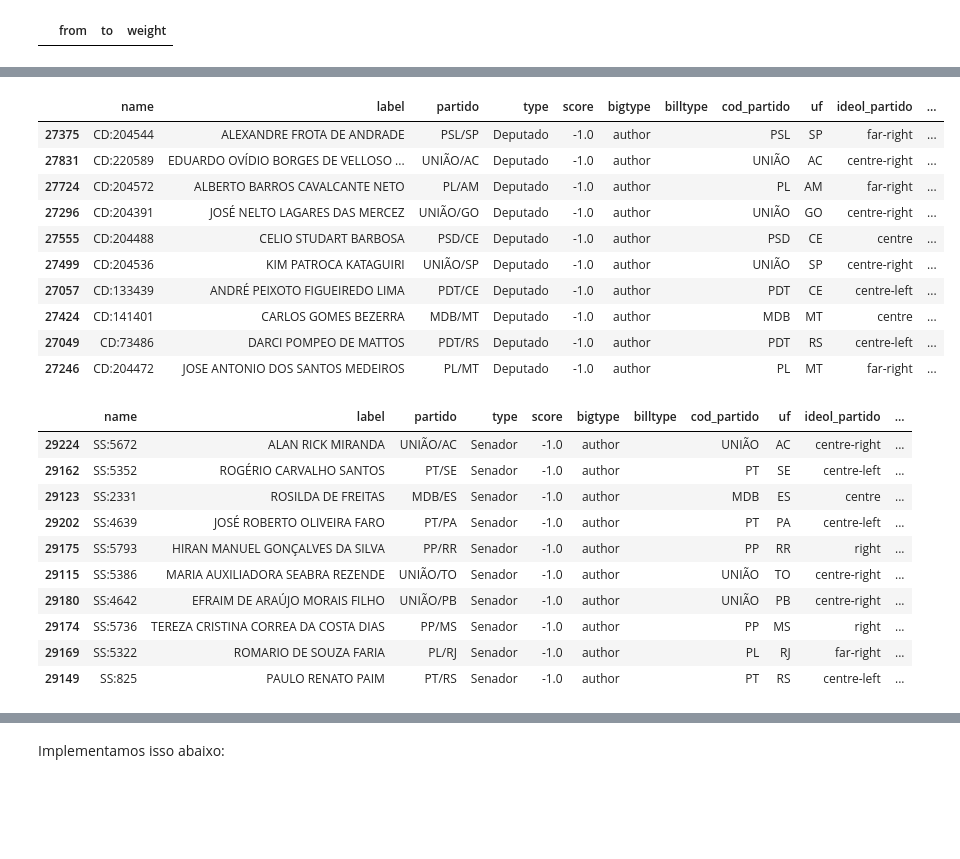
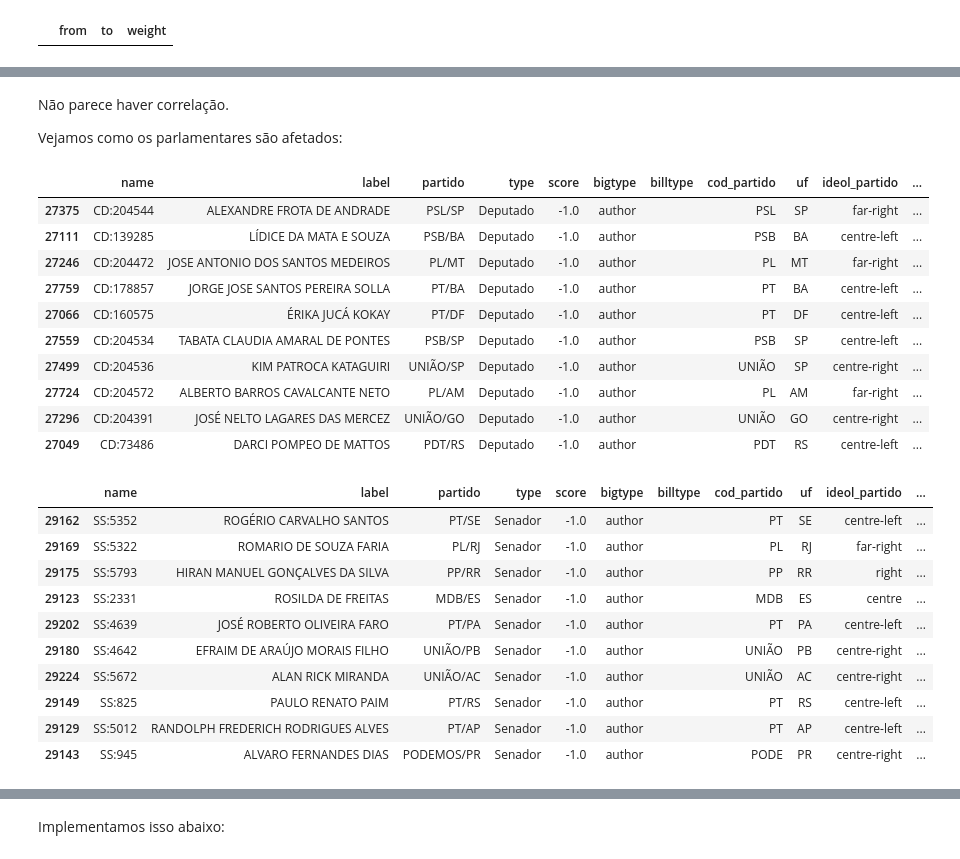
Before and after one commit to busdriverbuddha/tramita, a Jupyter notebook: gold/03_centralidade_comunidades.ipynb, the cells around one changed output, grey strips where cells are left out. Cells and saved outputs as stored; diff of their text form; code cells hidden in the pictures; blank space fills up the shorter version.

```diff
--- a/gold/03_centralidade_comunidades.ipynb
+++ b/gold/03_centralidade_comunidades.ipynb
@@ -863,8 +1185,5 @@ betwn_scores = main_g.betweenness(normalized=True, directed=False, weights=None)
+# %%
+with open(MAIN_G_BTWN_JSON, "r", encoding="utf8") as f:
+    betwn_scores = json.load(f)
 # %%
-main_g.vs['betwn_unweighted'] = betwn_scores
+main_g.vs['betwn'] = betwn_scores
-# %%
-def add_column_from_graph(g: ig.Graph, df: pd.DataFrame, attr_name: str) -> pd.DataFrame:
-    return df.join(
-        pd.DataFrame([{'name': v['name'], attr_name: v[attr_name]} for v in g.vs]).set_index('name', drop=True),
-        on="name"
-    )
@@ -871,5 +1192,5 @@ def add_column_from_graph(g: ig.Graph, df: pd.DataFrame, attr_name: str) -> pd.D
 # %%
-node_betwn_df = add_column_from_graph(main_g, node_df, "betwn_unweighted")
+node_betwn_df = add_column_from_graph(main_g, node_df, "betwn")
 node_betwn_df
 # %% [output]
 |  | name | label | partido | type | score | bigtype | billtype | cod_partido | uf | ideol_partido | ... |
@@ -916,28 +1325,32 @@ node_betwn_df[node_betwn_df['type'].eq('Processo')].sort_values('betwn_unweighte
+# %% [markdown]
+Não parece haver correlação.
+
+Vejamos como os parlamentares são afetados:
 # %%
-node_betwn_df[node_betwn_df['type'].eq('Deputado')].sort_values('betwn_unweighted', ascending=False)[:10]
+node_betwn_df[node_betwn_df['type'].eq('Deputado')].sort_values('betwn', ascending=False)[:10]
 # %% [output]
 |  | name | label | partido | type | score | bigtype | billtype | cod_partido | uf | ideol_partido | ... |
 | 27375 | CD:204544 | ALEXANDRE FROTA DE ANDRADE | PSL/SP | Deputado | -1.0 | author |  | PSL | SP | far-right | ... |
-| 27831 | CD:220589 | EDUARDO OVÍDIO BORGES DE VELLOSO ... | UNIÃO/AC | Deputado | -1.0 | author |  | UNIÃO | AC | centre-right | ... |
+| 27111 | CD:139285 | LÍDICE DA MATA E SOUZA | PSB/BA | Deputado | -1.0 | author |  | PSB | BA | centre-left | ... |
+| 27246 | CD:204472 | JOSE ANTONIO DOS SANTOS MEDEIROS | PL/MT | Deputado | -1.0 | author |  | PL | MT | far-right | ... |
+| 27759 | CD:178857 | JORGE JOSE SANTOS PEREIRA SOLLA | PT/BA | Deputado | -1.0 | author |  | PT | BA | centre-left | ... |
+| 27066 | CD:160575 | ÉRIKA JUCÁ KOKAY | PT/DF | Deputado | -1.0 | author |  | PT | DF | centre-left | ... |
+| 27559 | CD:204534 | TABATA CLAUDIA AMARAL DE PONTES | PSB/SP | Deputado | -1.0 | author |  | PSB | SP | centre-left | ... |
+| 27499 | CD:204536 | KIM PATROCA KATAGUIRI | UNIÃO/SP | Deputado | -1.0 | author |  | UNIÃO | SP | centre-right | ... |
 | 27724 | CD:204572 | ALBERTO BARROS CAVALCANTE NETO | PL/AM | Deputado | -1.0 | author |  | PL | AM | far-right | ... |
 | 27296 | CD:204391 | JOSÉ NELTO LAGARES DAS MERCEZ | UNIÃO/GO | Deputado | -1.0 | author |  | UNIÃO | GO | centre-right | ... |
-| 27555 | CD:204488 | CELIO STUDART BARBOSA | PSD/CE | Deputado | -1.0 | author |  | PSD | CE | centre | ... |
-| 27499 | CD:204536 | KIM PATROCA KATAGUIRI | UNIÃO/SP | Deputado | -1.0 | author |  | UNIÃO | SP | centre-right | ... |
-| 27057 | CD:133439 | ANDRÉ PEIXOTO FIGUEIREDO LIMA | PDT/CE | Deputado | -1.0 | author |  | PDT | CE | centre-left | ... |
-| 27424 | CD:141401 | CARLOS GOMES BEZERRA | MDB/MT | Deputado | -1.0 | author |  | MDB | MT | centre | ... |
 | 27049 | CD:73486 | DARCI POMPEO DE MATTOS | PDT/RS | Deputado | -1.0 | author |  | PDT | RS | centre-left | ... |
-| 27246 | CD:204472 | JOSE ANTONIO DOS SANTOS MEDEIROS | PL/MT | Deputado | -1.0 | author |  | PL | MT | far-right | ... |
 # %%
-node_betwn_df[node_betwn_df['type'].eq('Senador')].sort_values('betwn_unweighted', ascending=False)[:10]
+node_betwn_df[node_betwn_df['type'].eq('Senador')].sort_values('betwn', ascending=False)[:10]
 # %% [output]
 |  | name | label | partido | type | score | bigtype | billtype | cod_partido | uf | ideol_partido | ... |
-| 29224 | SS:5672 | ALAN RICK MIRANDA | UNIÃO/AC | Senador | -1.0 | author |  | UNIÃO | AC | centre-right | ... |
 | 29162 | SS:5352 | ROGÉRIO CARVALHO SANTOS | PT/SE | Senador | -1.0 | author |  | PT | SE | centre-left | ... |
+| 29169 | SS:5322 | ROMARIO DE SOUZA FARIA | PL/RJ | Senador | -1.0 | author |  | PL | RJ | far-right | ... |
+| 29175 | SS:5793 | HIRAN MANUEL GONÇALVES DA SILVA | PP/RR | Senador | -1.0 | author |  | PP | RR | right | ... |
 | 29123 | SS:2331 | ROSILDA DE FREITAS | MDB/ES | Senador | -1.0 | author |  | MDB | ES | centre | ... |
 | 29202 | SS:4639 | JOSÉ ROBERTO OLIVEIRA FARO | PT/PA | Senador | -1.0 | author |  | PT | PA | centre-left | ... |
-| 29175 | SS:5793 | HIRAN MANUEL GONÇALVES DA SILVA | PP/RR | Senador | -1.0 | author |  | PP | RR | right | ... |
-| 29115 | SS:5386 | MARIA AUXILIADORA SEABRA REZENDE | UNIÃO/TO | Senador | -1.0 | author |  | UNIÃO | TO | centre-right | ... |
 | 29180 | SS:4642 | EFRAIM DE ARAÚJO MORAIS FILHO | UNIÃO/PB | Senador | -1.0 | author |  | UNIÃO | PB | centre-right | ... |
-| 29174 | SS:5736 | TEREZA CRISTINA CORREA DA COSTA DIAS | PP/MS | Senador | -1.0 | author |  | PP | MS | right | ... |
-| 29169 | SS:5322 | ROMARIO DE SOUZA FARIA | PL/RJ | Senador | -1.0 | author |  | PL | RJ | far-right | ... |
+| 29224 | SS:5672 | ALAN RICK MIRANDA | UNIÃO/AC | Senador | -1.0 | author |  | UNIÃO | AC | centre-right | ... |
 | 29149 | SS:825 | PAULO RENATO PAIM | PT/RS | Senador | -1.0 | author |  | PT | RS | centre-left | ... |
+| 29129 | SS:5012 | RANDOLPH FREDERICH RODRIGUES ALVES | PT/AP | Senador | -1.0 | author |  | PT | AP | centre-left | ... |
+| 29143 | SS:945 | ALVARO FERNANDES DIAS | PODEMOS/PR | Senador | -1.0 | author |  | PODE | PR | centre-right | ... |
```
Also changed, not shown: parts of 235 cells of this notebook, 35 other files.
